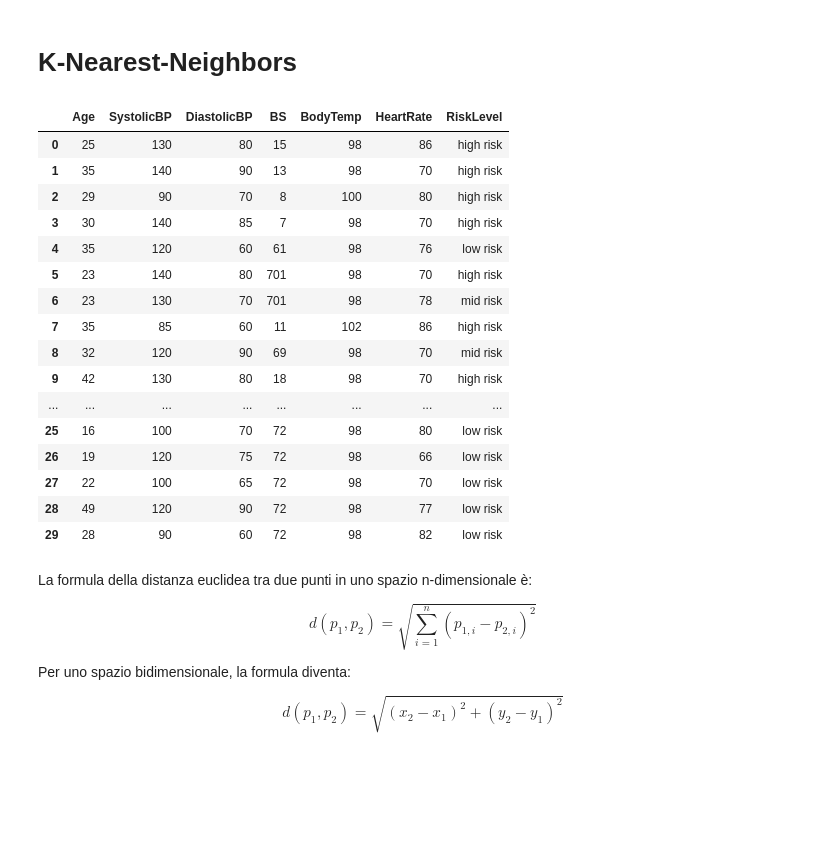
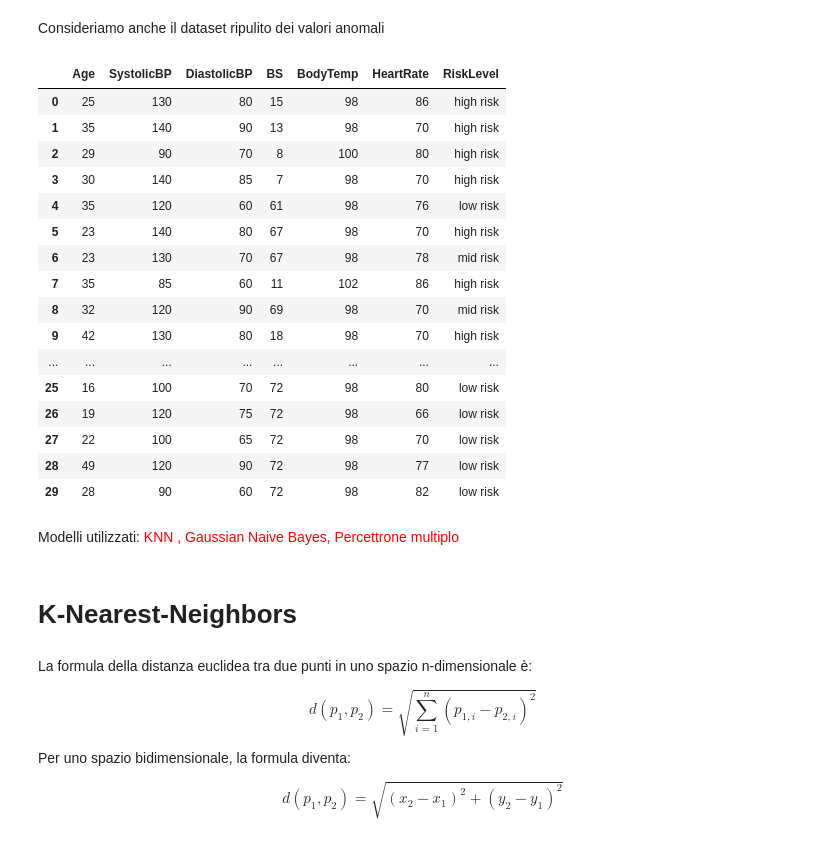
Before and after one commit to danlerr/Fondamenti-del-machine-learning, a Jupyter notebook: step1.ipynb, the cells around one changed output. Cells and saved outputs as stored; diff of their text form; code cells hidden in the pictures; blank space fills up the shorter version.

```diff
--- a/step1.ipynb
+++ b/step1.ipynb
@@ -1,26 +27,36 @@
+# %% [markdown]
+Consideriamo anche il dataset ripulito dei valori anomali
+# %%
+#PULIZIA DEL DATA SET
+import numpy as np
+import pandas as pd
+manualedaripulire  = pd.read_csv('manuale.csv', sep=';')
+# Calcolare la mediana dei valori non anomali
+bs_median = manualedaripulire.loc[manualedaripulire['BS'] != 701, 'BS'].median()
+
+# Sostituzione dei valori anomali (701) con la mediana calcolata
+manualedaripulire['BS'] = manualedaripulire['BS'].replace(701, bs_median)
+manualedaripulire
+# %% [output]
+|  | Age | SystolicBP | DiastolicBP | BS | BodyTemp | HeartRate | RiskLevel |
+| 0 | 25 | 130 | 80 | 15 | 98 | 86 | high risk |
+| 1 | 35 | 140 | 90 | 13 | 98 | 70 | high risk |
+| 2 | 29 | 90 | 70 | 8 | 100 | 80 | high risk |
+| 3 | 30 | 140 | 85 | 7 | 98 | 70 | high risk |
+| 4 | 35 | 120 | 60 | 61 | 98 | 76 | low risk |
+| 5 | 23 | 140 | 80 | 67 | 98 | 70 | high risk |
+| 6 | 23 | 130 | 70 | 67 | 98 | 78 | mid risk |
+| 7 | 35 | 85 | 60 | 11 | 102 | 86 | high risk |
+| 8 | 32 | 120 | 90 | 69 | 98 | 70 | mid risk |
+| 9 | 42 | 130 | 80 | 18 | 98 | 70 | high risk |
+| ... | ... | ... | ... | ... | ... | ... | ... |
+| 25 | 16 | 100 | 70 | 72 | 98 | 80 | low risk |
+| 26 | 19 | 120 | 75 | 72 | 98 | 66 | low risk |
+| 27 | 22 | 100 | 65 | 72 | 98 | 70 | low risk |
+| 28 | 49 | 120 | 90 | 72 | 98 | 77 | low risk |
+| 29 | 28 | 90 | 60 | 72 | 98 | 82 | low risk |
+# %% [markdown]
+Modelli utilizzati:
+<span style="color:red"> KNN , Gaussian Naive Bayes, Percettrone multiplo</span>
 # %% [markdown]
 <h1> K-Nearest-Neighbors
-# %%
-import numpy as np
-import pandas as pd
-
-manuale  = pd.read_csv('manuale.csv', sep=';')
-manuale
-# %% [output]
-|  | Age | SystolicBP | DiastolicBP | BS | BodyTemp | HeartRate | RiskLevel |
-| 0 | 25 | 130 | 80 | 15 | 98 | 86 | high risk |
-| 1 | 35 | 140 | 90 | 13 | 98 | 70 | high risk |
-| 2 | 29 | 90 | 70 | 8 | 100 | 80 | high risk |
-| 3 | 30 | 140 | 85 | 7 | 98 | 70 | high risk |
-| 4 | 35 | 120 | 60 | 61 | 98 | 76 | low risk |
-| 5 | 23 | 140 | 80 | 701 | 98 | 70 | high risk |
-| 6 | 23 | 130 | 70 | 701 | 98 | 78 | mid risk |
-| 7 | 35 | 85 | 60 | 11 | 102 | 86 | high risk |
-| 8 | 32 | 120 | 90 | 69 | 98 | 70 | mid risk |
-| 9 | 42 | 130 | 80 | 18 | 98 | 70 | high risk |
-| ... | ... | ... | ... | ... | ... | ... | ... |
-| 25 | 16 | 100 | 70 | 72 | 98 | 80 | low risk |
-| 26 | 19 | 120 | 75 | 72 | 98 | 66 | low risk |
-| 27 | 22 | 100 | 65 | 72 | 98 | 70 | low risk |
-| 28 | 49 | 120 | 90 | 72 | 98 | 77 | low risk |
-| 29 | 28 | 90 | 60 | 72 | 98 | 82 | low risk |
```
Also changed, not shown: parts of 14 cells of this notebook.
